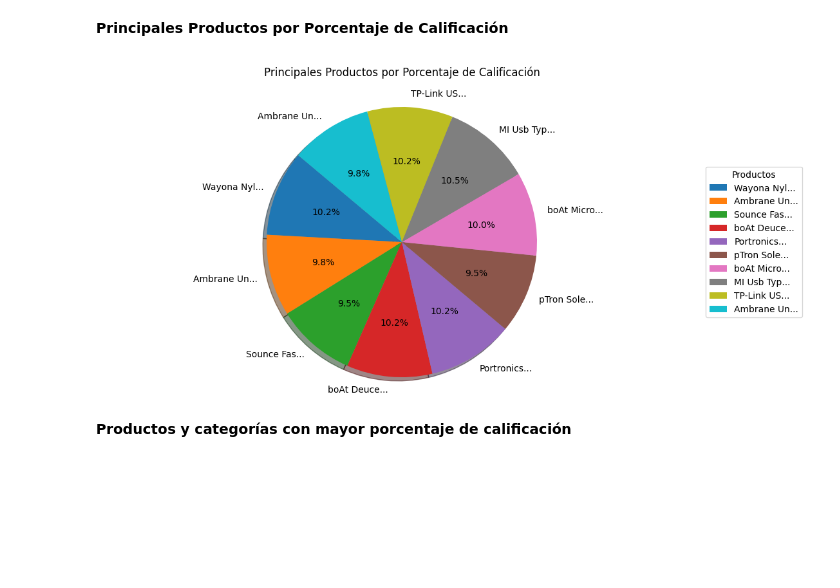
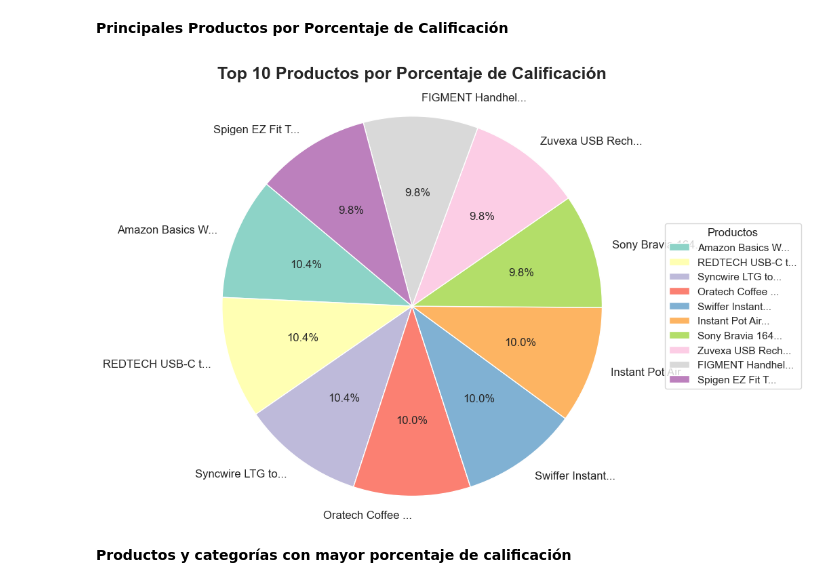
Before and after one commit to juanpzapata-labs/Proyecto, a Jupyter notebook: Proyecto_ultima_version.ipynb, the cells around one changed output. Cells and saved outputs as stored; diff of their text form; code cells hidden in the pictures; blank space fills up the shorter version.

```diff
--- a/Proyecto_ultima_version.ipynb
+++ b/Proyecto_ultima_version.ipynb
@@ -113,6 +130,6 @@ warnings.filterwarnings('ignore')
 # %%
-df=pd.read_csv('/content/Proyecto/amazon.csv')
-df.head(3)
+df=pd.read_csv('C:/Users/Usuario/Desktop/Proyecto 1 - Curso/amazon.csv')
+df.head()
 # %% [output]
 |  | product_id | product_name | category | discounted_price | actual_price | discount_percentage | rating | ... |
 | 0 | B07JW9H4J1 | Wayona Nylon Braided USB to Light... | Computers&Accessories|Accessories... | ₹399 | ₹1,099 | 64% | 4.2 | ... |
@@ -642,26 +639,47 @@ top_categories.sort_values(by='total_reviews', ascending=False)
 # %%
 # Calcular el porcentaje de calificación
 df['rating_percentage'] = (df['rating'] / 5) * 100
 
-# Seleccionar los productos principales según el porcentaje de calificación para mayor claridad en el gráfico circular
-top_products = df[['product_id', 'product_name', 'category', 'rating_percentage']].head(10)
+# Seleccionar los 10 productos con mayor porcentaje de calificación
+top_products = df[['product_id', 'product_name', 'category', 'rating_percentage']] \
+                .sort_values(by='rating_percentage', ascending=False) \
+                .head(10).copy()
 
-# Crear una etiqueta concisa para la leyenda
-top_products['label'] = top_products['product_name'].str[:10] + '...'  # Mostrar los primeros 10 caracteres con puntos suspensivos
+# Crear etiquetas abreviadas para visualización
+MAX_LABEL_LENGTH = 15
+top_products['label'] = top_products['product_name'].apply(
+    lambda x: x[:MAX_LABEL_LENGTH] + '...' if len(x) > MAX_LABEL_LENGTH else x
+)
 
-# Graficar el gráfico circular con un tamaño de figura aumentado
-plt.figure(figsize=(12, 6))  # Tamaño aumentado
-plt.pie(top_products['rating_percentage'], labels=top_products['label'], autopct='%1.1f%%', startangle=140, shadow=True)
+# Definir colores agradables para el gráfico
+colors = sns.color_palette("Set3", len(top_products))
 
-# Añadir título y leyenda con espacio
-plt.title('Principales Productos por Porcentaje de Calificación', pad=20)  # Se añadió espacio para separación
-plt.axis('equal')  # El aspecto igual asegura que el gráfico circular se dibuje como un círculo
-plt.legend(top_products['label'], title='Productos', loc='center left', bbox_to_anchor=(1, 0, 0.5, 1))
+# Crear gráfico circular
+fig, ax = plt.subplots(figsize=(10, 7))
+wedges, texts, autotexts = ax.pie(
+    top_products['rating_percentage'],
+    labels=top_products['label'],
+    autopct='%1.1f%%',
+    startangle=140,
+    colors=colors,
+    wedgeprops={'edgecolor': 'white', 'linewidth': 1},
+    textprops={'fontsize': 12}
+)
 
-# Mostrar el gráfico
+# Título estético
+ax.set_title('Top 10 Productos por Porcentaje de Calificación', fontsize=18, fontweight='bold', pad=20)
+
+# Asegurar que el gráfico sea perfectamente circular
+ax.axis('equal')
+
+# Añadir leyenda al lado
+ax.legend(wedges, top_products['label'], title='Productos', loc='center left', bbox_to_anchor=(1, 0.5), fontsize=11, title_fontsize=12)
+
+# Ajustar layout para evitar corte de elementos
+plt.tight_layout()
 plt.show()
 # %% [output]
-[figure, old version]
+[figure, new version]
 # %% [markdown]
 **Productos y categorías con mayor porcentaje de calificación**
 # %%
```
Also changed, not shown: parts of 29 cells of this notebook.
